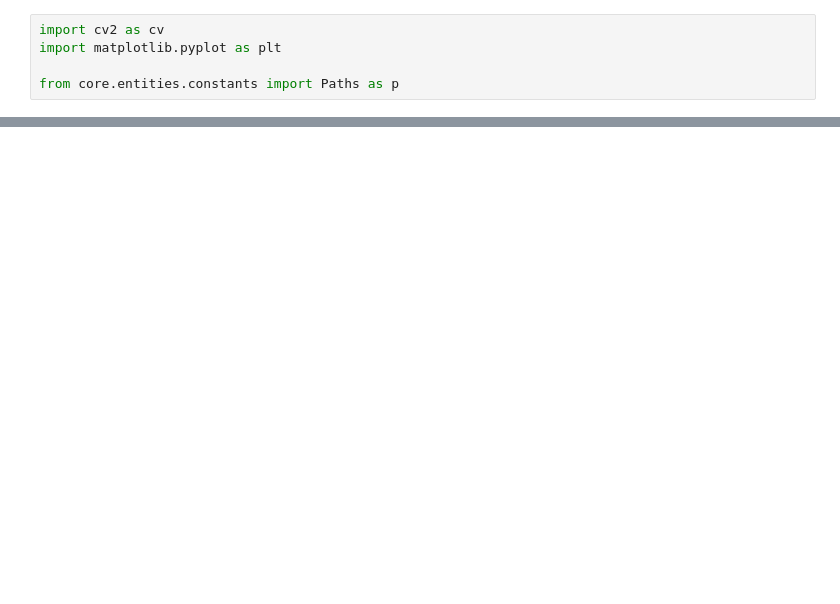
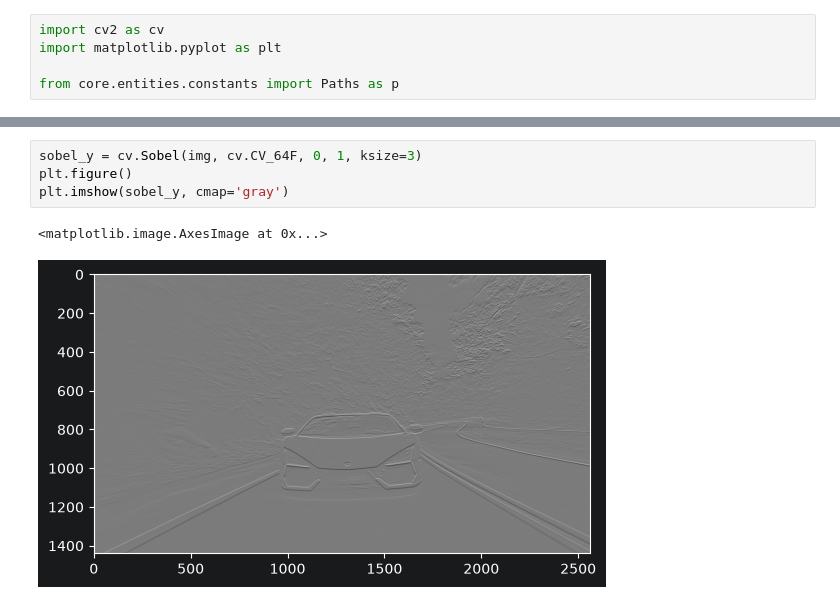
Before and after one commit to SeregaCodit/ComputerVisionCourse, a Jupyter notebook: src/lessons/L29_image_gradients.ipynb, the cells around one changed output, grey strips where cells are left out. Drawn from its saved outputs; the diff is of its cells as text; blank space fills up the shorter version.

```diff
--- a/src/lessons/L29_image_gradients.ipynb
+++ b/src/lessons/L29_image_gradients.ipynb
@@ -15,0 +53,7 @@ plt.imshow(img, cmap='gray')
+# %%
+sobel_y = cv.Sobel(img, cv.CV_64F, 0, 1, ksize=3)
+plt.figure()
+plt.imshow(sobel_y, cmap='gray')
+# %% [output]
+<matplotlib.image.AxesImage at 0x...>
+[figure, added]
```
Also changed, not shown: parts of 5 cells of this notebook, 2 other files.
